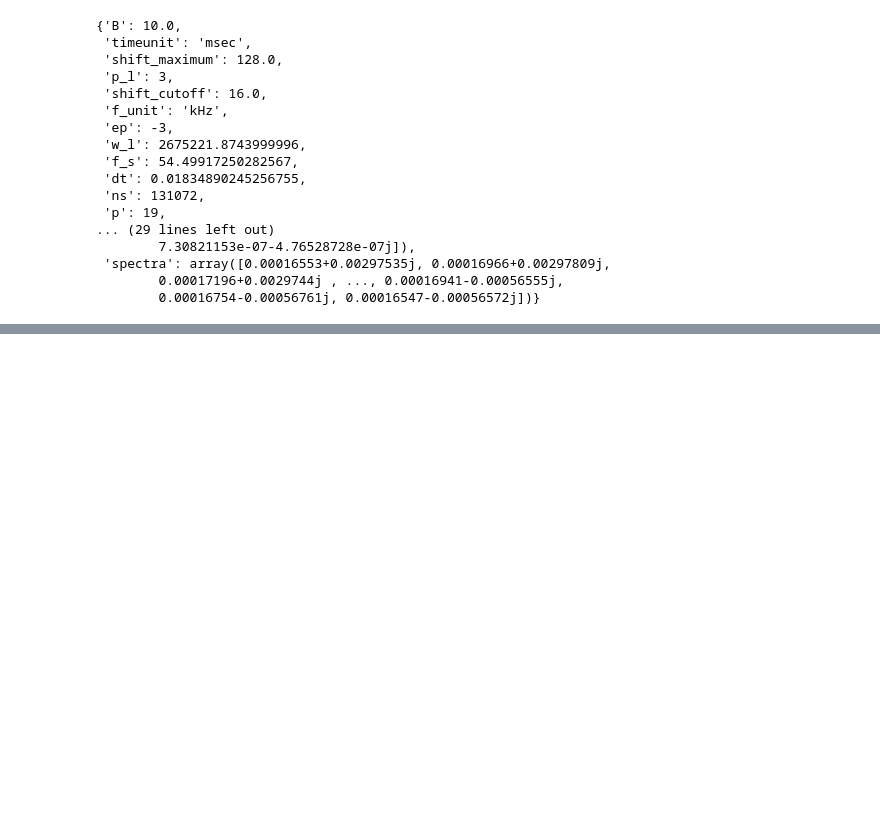
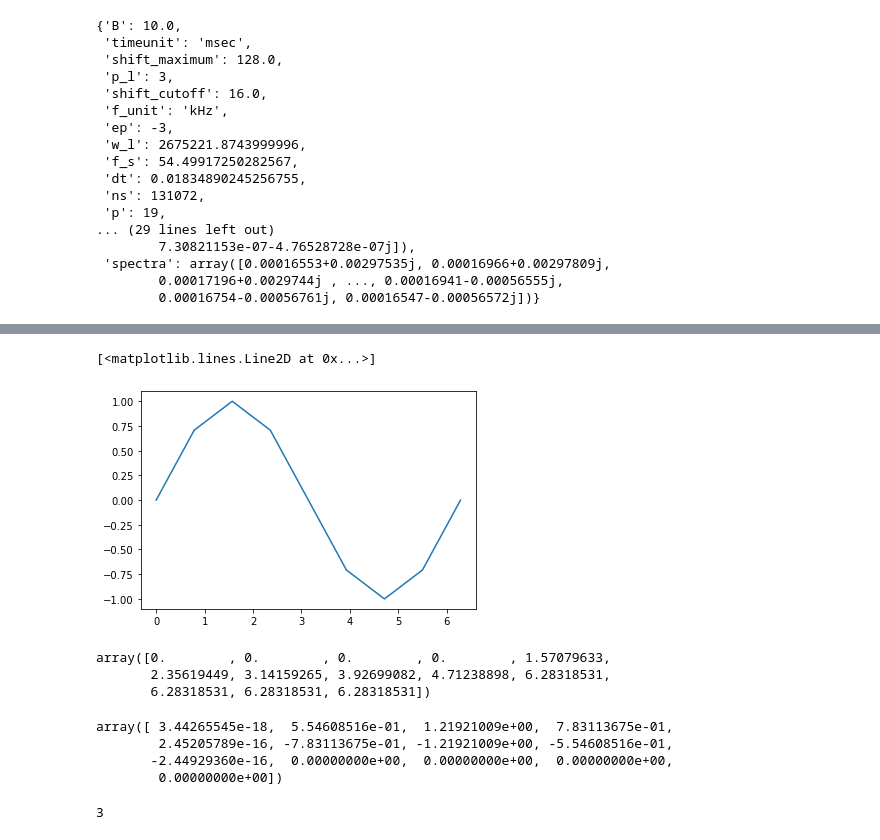
Before and after one commit to sejin8642/ftnmr, a Jupyter notebook: scripts/nb.ipynb, the cells around one changed output, grey strips where cells are left out. Drawn from its saved outputs; the diff is of its cells as text; code cells hidden in the pictures; blank space fills up the shorter version.

```diff
--- a/scripts/nb.ipynb
+++ b/scripts/nb.ipynb
@@ -427,0 +385,5 @@ nmr_sample.__dict__
+# %%
+# plt settings and interactive plot
+%matplotlib ipympl
+plt.style.use('default')
+plt.rcParams['figure.figsize'] = [6, 4]
@@ -427,0 +394,8 @@ nmr_sample.__dict__
+# %%
+x = np.arange(0, 2*np.pi+np.pi/4, 2*np.pi/8)
+y = np.sin(x)
+# %%
+plt.plot(x, y)
+# %% [output]
+[<matplotlib.lines.Line2D at 0x...>]
+[figure, added]
@@ -427,0 +406,17 @@ nmr_sample.__dict__
+# %%
+tck[0]
+# %% [output]
+array([0.        , 0.        , 0.        , 0.        , 1.57079633,
+       2.35619449, 3.14159265, 3.92699082, 4.71238898, 6.28318531,
+       6.28318531, 6.28318531, 6.28318531])
+# %%
+tck[1]
+# %% [output]
+array([ 3.44265545e-18,  5.54608516e-01,  1.21921009e+00,  7.83113675e-01,
+        2.45205789e-16, -7.83113675e-01, -1.21921009e+00, -5.54608516e-01,
+       -2.44929360e-16,  0.00000000e+00,  0.00000000e+00,  0.00000000e+00,
+        0.00000000e+00])
+# %%
+tck[2]
+# %% [output]
+3
```
Also changed, not shown: parts of 36 cells of this notebook, 2 other files.
